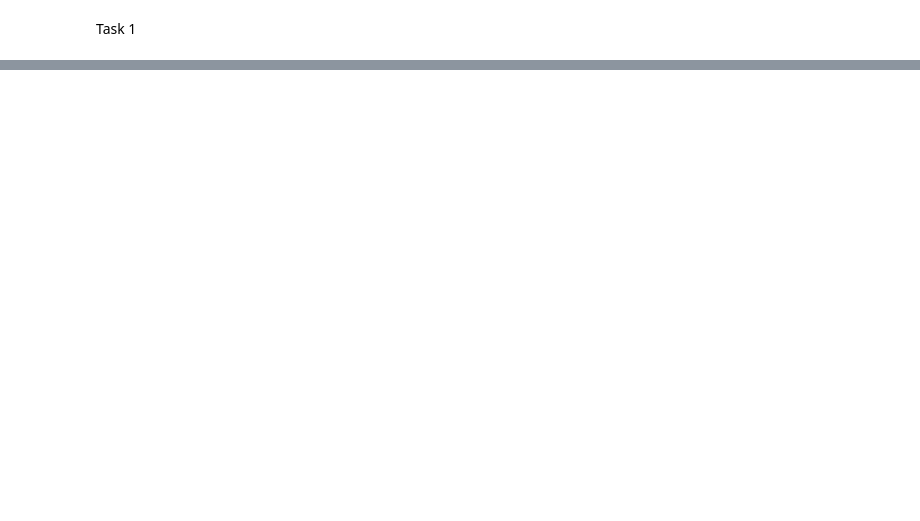
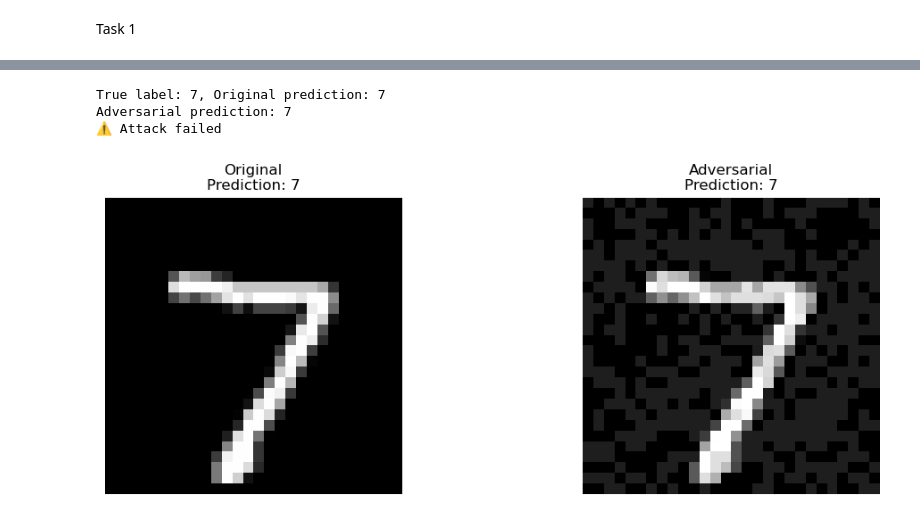
Before and after one commit to BG2EBZ/Advanced-Algorithms-with-Python-Group-7, a Jupyter notebook: project1.ipynb, the cells around one changed output, grey strips where cells are left out. Drawn from its saved outputs; the diff is of its cells as text; code cells hidden in the pictures; blank space fills up the shorter version.

Commit message:
Add task 7, some changes on backprop function

```diff
--- a/project1.ipynb
+++ b/project1.ipynb
@@ -492,0 +495,55 @@ Final Test Results: Loss: 0.0394, Accuracy: 95.36%
+# %%
+# Tasks 7: Attack
+def fgsm_attack(network, X, y, epsilon=0.1):
+    output = network.forward(X)
+    _, _, _, _, grad_input = network.backprop(X, y, output)
+
+    perturbation = epsilon * np.sign(grad_input)
+    X_adv = np.clip(X + perturbation, 0, 1)
+    return X_adv
+# %%
+# ===== Attack Test =====
+import numpy as np
+import matplotlib.pyplot as plt
+
+train_data, val_data, test_data = load_mnist_data('mnist.pkl.gz')
+train_X, train_y, val_X, val_y, test_X, test_y = prepare_mnist_data(train_data, val_data, test_data)
+
+if 'trained_network' not in globals():
+    network = FeedforwardNeuralNetwork_SGD(input_size=784, hidden_size=30, output_size=10, learning_rate=0.2)
+    trained_network = train_mnist_network(network, train_X, train_y, val_X, val_y, epochs=10, batch_size=10)
+else:
+    trained_network = globals()['trained_network']
+
+X_sample, y_sample = test_X[0:1], test_y[0:1]
+true_label = np.argmax(y_sample)
+pred_orig = np.argmax(trained_network.forward(X_sample))
+print(f"True label: {true_label}, Original prediction: {pred_orig}")
+
+# Generate adversarial sample
+epsilon = 0.12
+X_adv = fgsm_attack(trained_network, X_sample, y_sample, epsilon=epsilon)
+pred_adv = np.argmax(trained_network.forward(X_adv))
+print(f"Adversarial prediction: {pred_adv}")
+print("✅ Attack Success!" if pred_adv != pred_orig else "⚠️ Attack failed")
+
+# Visualize
+plt.figure(figsize=(12,4))
+
+plt.subplot(1,2,1)
+plt.imshow(X_sample.reshape(28,28), cmap='gray')
+plt.title(f'Original\nPrediction: {pred_orig}')
+plt.axis('off')
+
+plt.subplot(1,2,2)
+plt.imshow(X_adv.reshape(28,28), cmap='gray')
+plt.title(f'Adversarial\nPrediction: {pred_adv}')
+plt.axis('off')
+
+plt.tight_layout()
+plt.show()
+# %% [output]
+True label: 7, Original prediction: 7
+Adversarial prediction: 7
+⚠️ Attack failed
+[figure, added]
```
Also changed, not shown: parts of 5 cells of this notebook.
